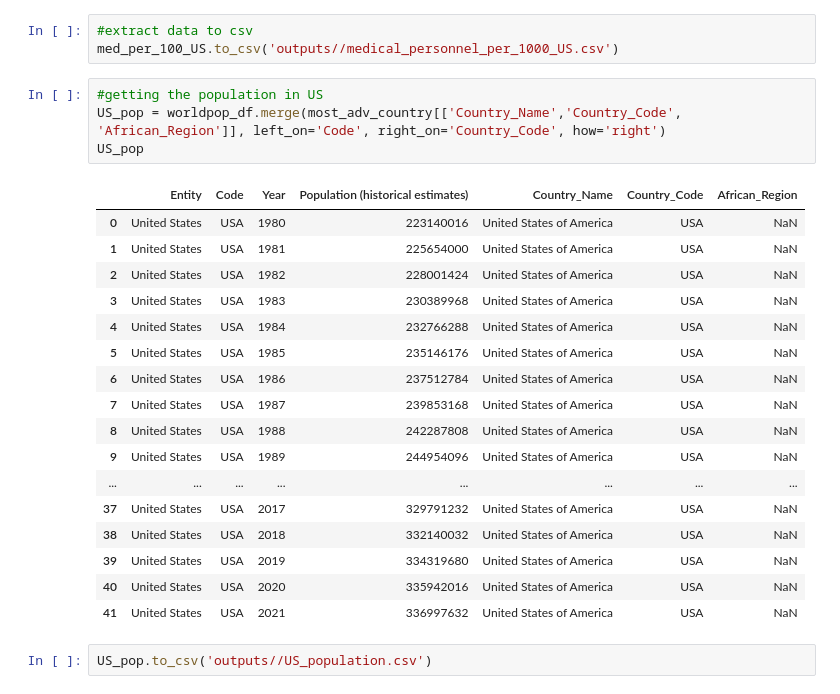
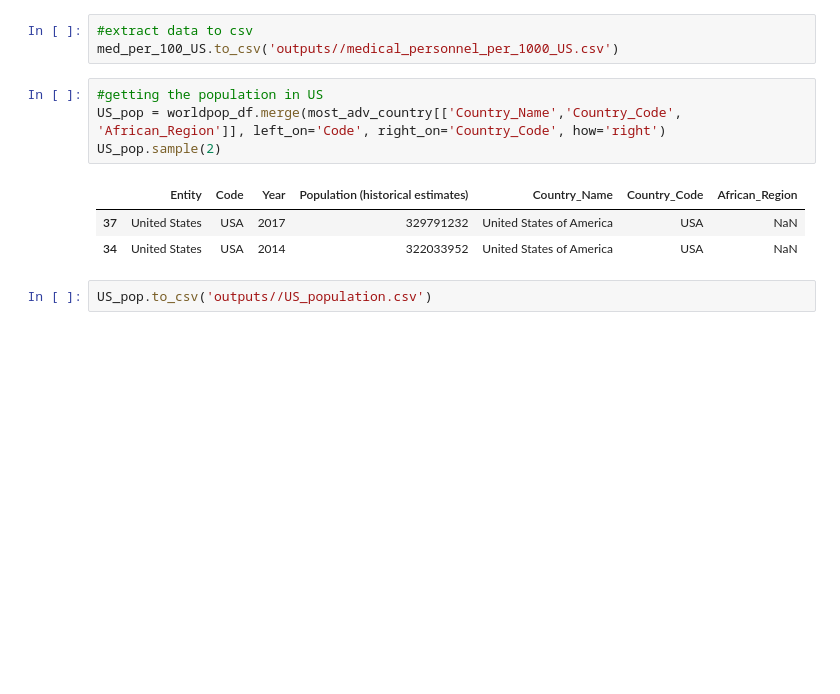
Before and after one commit to joshuaati/10AnalyticsHackaton, a Jupyter notebook: main.ipynb, the cells around one changed output. Cells and saved outputs as stored; diff of their text form; blank space fills up the shorter version.

```diff
--- a/main.ipynb
+++ b/main.ipynb
@@ -455,25 +417,11 @@ med_per_100_US.to_csv('outputs//medical_personnel_per_1000_US.csv')
 # %%
 #getting the population in US
 US_pop = worldpop_df.merge(most_adv_country[['Country_Name','Country_Code', 'African_Region']], left_on='Code', right_on='Country_Code', how='right')
-US_pop
+US_pop.sample(2)
 # %% [output]
 |  | Entity | Code | Year | Population (historical estimates) | Country_Name | Country_Code | African_Region |
-| 0 | United States | USA | 1980 | 223140016 | United States of America | USA | NaN |
-| 1 | United States | USA | 1981 | 225654000 | United States of America | USA | NaN |
-| 2 | United States | USA | 1982 | 228001424 | United States of America | USA | NaN |
-| 3 | United States | USA | 1983 | 230389968 | United States of America | USA | NaN |
-| 4 | United States | USA | 1984 | 232766288 | United States of America | USA | NaN |
-| 5 | United States | USA | 1985 | 235146176 | United States of America | USA | NaN |
-| 6 | United States | USA | 1986 | 237512784 | United States of America | USA | NaN |
-| 7 | United States | USA | 1987 | 239853168 | United States of America | USA | NaN |
-| 8 | United States | USA | 1988 | 242287808 | United States of America | USA | NaN |
-| 9 | United States | USA | 1989 | 244954096 | United States of America | USA | NaN |
-| ... | ... | ... | ... | ... | ... | ... | ... |
 | 37 | United States | USA | 2017 | 329791232 | United States of America | USA | NaN |
-| 38 | United States | USA | 2018 | 332140032 | United States of America | USA | NaN |
-| 39 | United States | USA | 2019 | 334319680 | United States of America | USA | NaN |
-| 40 | United States | USA | 2020 | 335942016 | United States of America | USA | NaN |
-| 41 | United States | USA | 2021 | 336997632 | United States of America | USA | NaN |
+| 34 | United States | USA | 2014 | 322033952 | United States of America | USA | NaN |
 # %%
 US_pop.to_csv('outputs//US_population.csv')
 # %%
```
Also changed, not shown: parts of 3 cells of this notebook, 1 other file.
